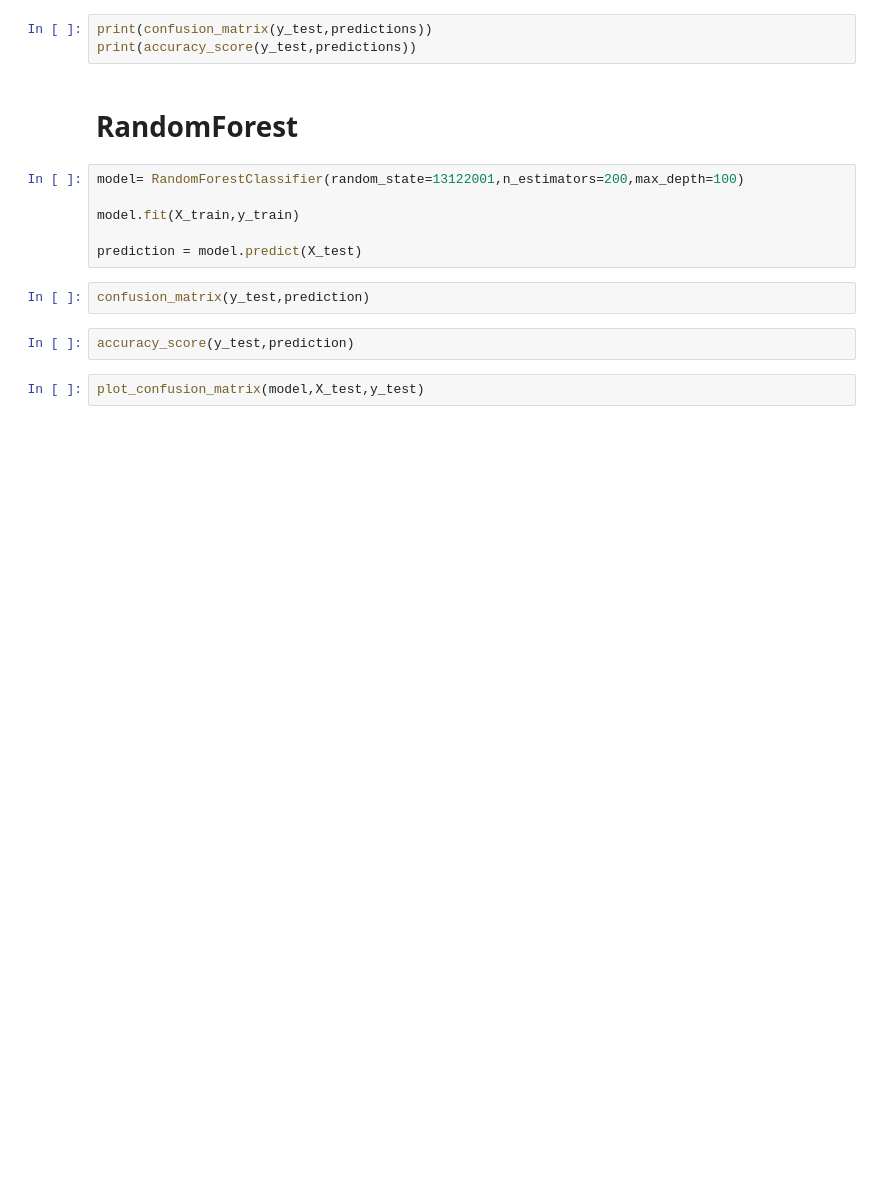
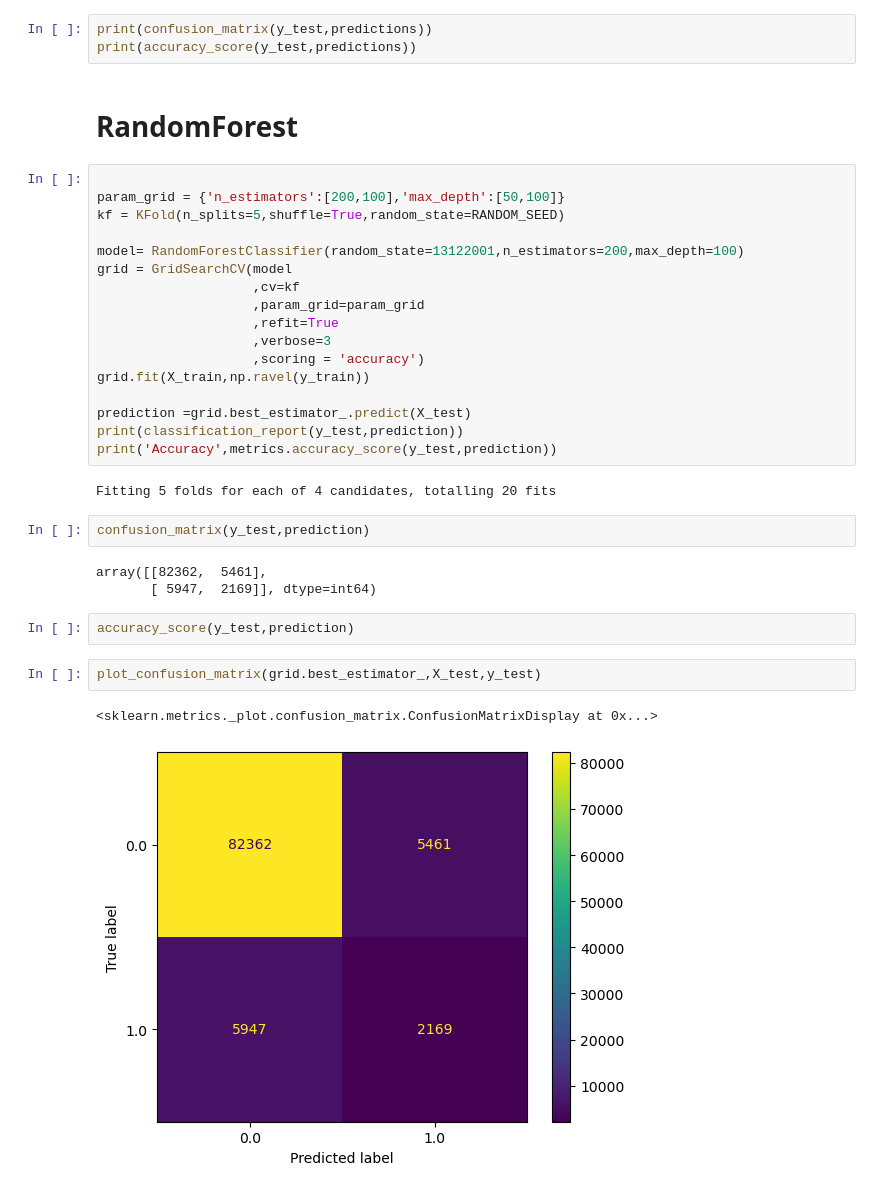
Before and after one commit to GoncaloPereiraFigueiredoFerreira/Data-and-Autonomous-Learning-Project, a Jupyter notebook: HeartAttackDS/RandomForest.ipynb, the cells around one changed output. Drawn from its saved outputs; the diff is of its cells as text; blank space fills up the shorter version.

```diff
--- a/HeartAttackDS/RandomForest.ipynb
+++ b/HeartAttackDS/RandomForest.ipynb
@@ -35,15 +58,34 @@ print(confusion_matrix(y_test,predictions))
 print(accuracy_score(y_test,predictions))
 # %% [markdown]
 # RandomForest
-# %%
-model= RandomForestClassifier(random_state=13122001,n_estimators=200,max_depth=100)
-
-model.fit(X_train,y_train)
-
-prediction = model.predict(X_test)
+# %%
+
+param_grid = {'n_estimators':[200,100],'max_depth':[50,100]}
+kf = KFold(n_splits=5,shuffle=True,random_state=RANDOM_SEED)
+
+model= RandomForestClassifier(random_state=13122001,n_estimators=200,max_depth=100)
+grid = GridSearchCV(model
+                    ,cv=kf
+                    ,param_grid=param_grid
+                    ,refit=True
+                    ,verbose=3
+                    ,scoring = 'accuracy')
+grid.fit(X_train,np.ravel(y_train))
+
+prediction =grid.best_estimator_.predict(X_test)
+print(classification_report(y_test,prediction))
+print('Accuracy',metrics.accuracy_score(y_test,prediction))
+# %% [output]
+Fitting 5 folds for each of 4 candidates, totalling 20 fits
 # %%
 confusion_matrix(y_test,prediction)
+# %% [output]
+array([[82362,  5461],
+       [ 5947,  2169]], dtype=int64)
 # %%
 accuracy_score(y_test,prediction)
 # %%
-plot_confusion_matrix(model,X_test,y_test)
+plot_confusion_matrix(grid.best_estimator_,X_test,y_test)
+# %% [output]
+<sklearn.metrics._plot.confusion_matrix.ConfusionMatrixDisplay at 0x...>
+[figure, added]
```
Also changed, not shown: parts of 3 cells of this notebook, 1 other file.
